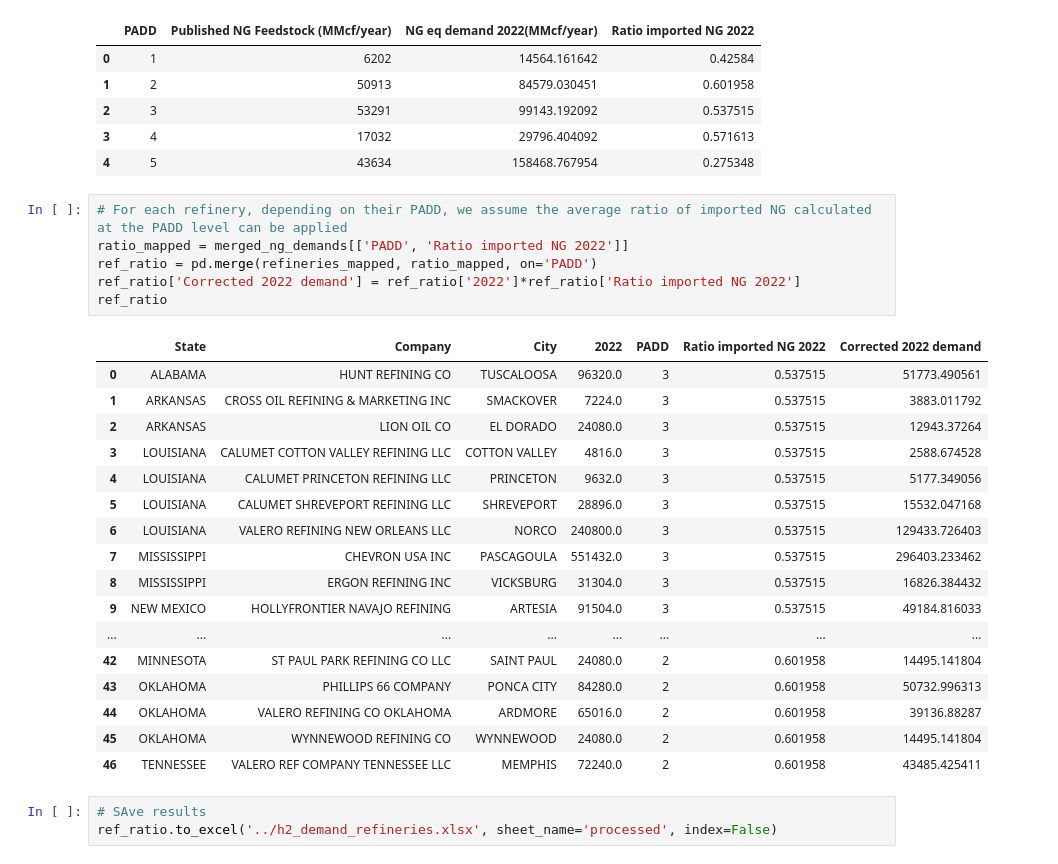
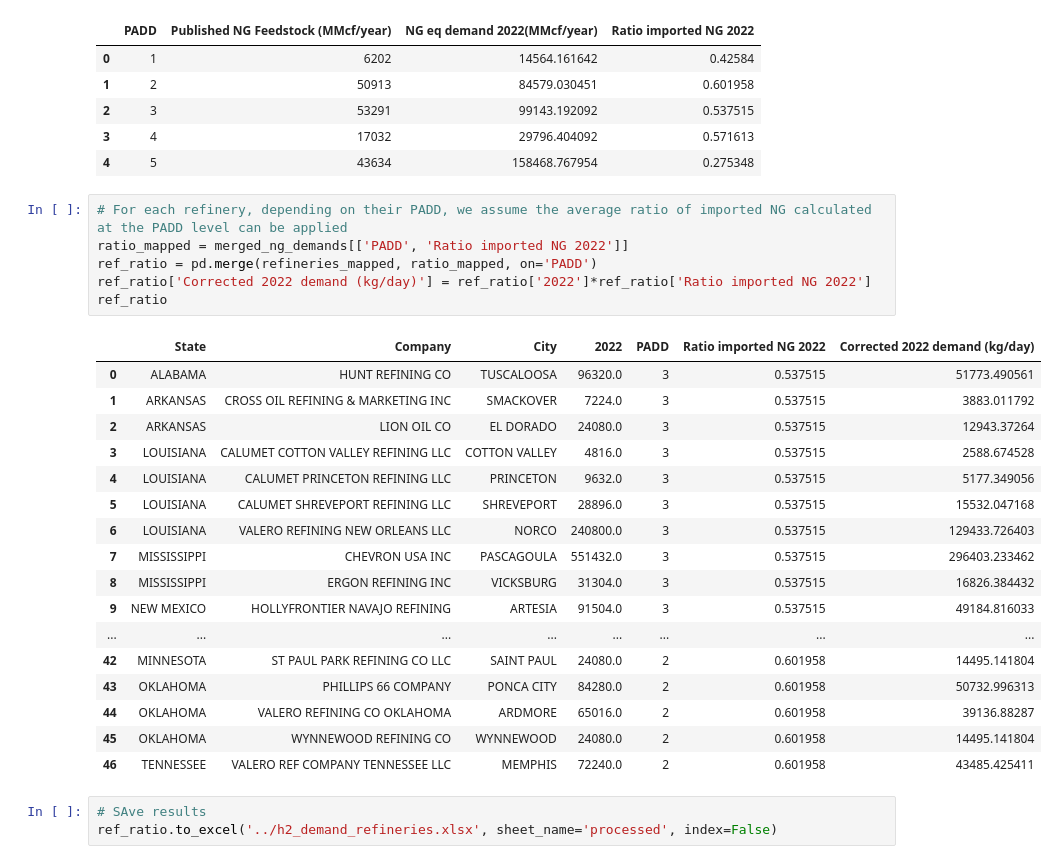
Before and after one commit to mgarrouste/SMR_deployment, a Jupyter notebook: code/input_data/prep_eia_refinery_data_check_ng_to_h2.ipynb, the cells around one changed output. Drawn from its saved outputs; the diff is of its cells as text.

```diff
--- a/code/input_data/prep_eia_refinery_data_check_ng_to_h2.ipynb
+++ b/code/input_data/prep_eia_refinery_data_check_ng_to_h2.ipynb
@@ -125,11 +125,11 @@ merged_ng_demands
 # %%
 # For each refinery, depending on their PADD, we assume the average ratio of imported NG calculated at the PADD level can be applied
 ratio_mapped = merged_ng_demands[['PADD', 'Ratio imported NG 2022']]
 ref_ratio = pd.merge(refineries_mapped, ratio_mapped, on='PADD')
-ref_ratio['Corrected 2022 demand'] = ref_ratio['2022']*ref_ratio['Ratio imported NG 2022']
+ref_ratio['Corrected 2022 demand (kg/day)'] = ref_ratio['2022']*ref_ratio['Ratio imported NG 2022']
 ref_ratio
 # %% [output]
-|  | State | Company | City | 2022 | PADD | Ratio imported NG 2022 | Corrected 2022 demand |
+|  | State | Company | City | 2022 | PADD | Ratio imported NG 2022 | Corrected 2022 demand (kg/day) |
 | 0 | ALABAMA | HUNT REFINING CO | TUSCALOOSA | 96320.0 | 3 | 0.537515 | 51773.490561 |
 | 1 | ARKANSAS | CROSS OIL REFINING & MARKETING INC | SMACKOVER | 7224.0 | 3 | 0.537515 | 3883.011792 |
 | 2 | ARKANSAS | LION OIL CO | EL DORADO | 24080.0 | 3 | 0.537515 | 12943.37264 |
```
